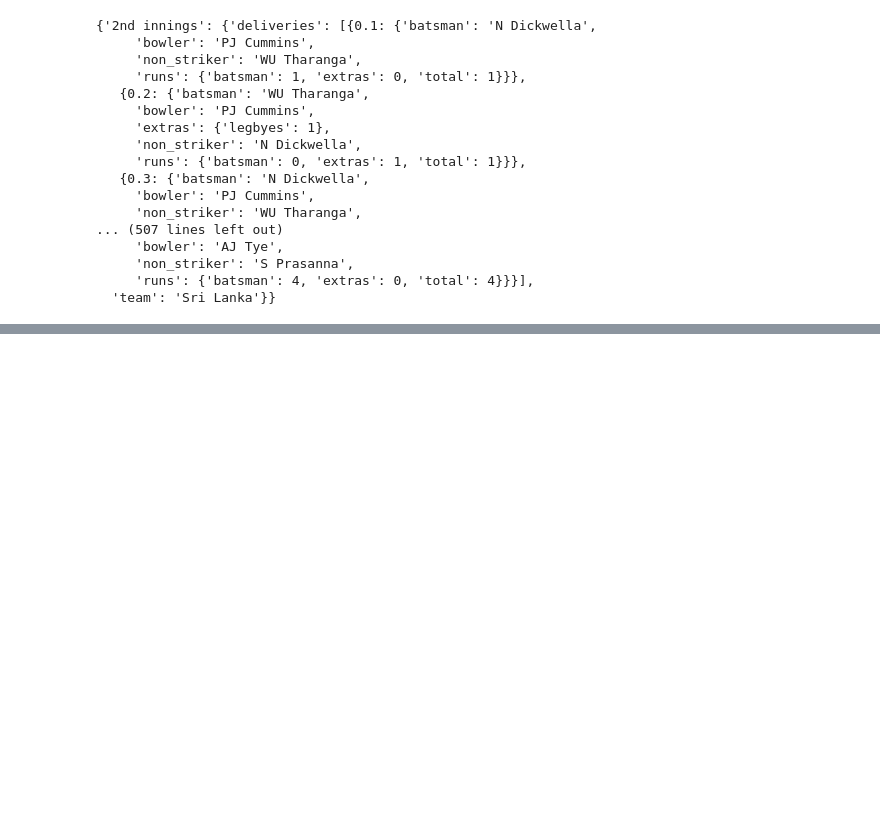
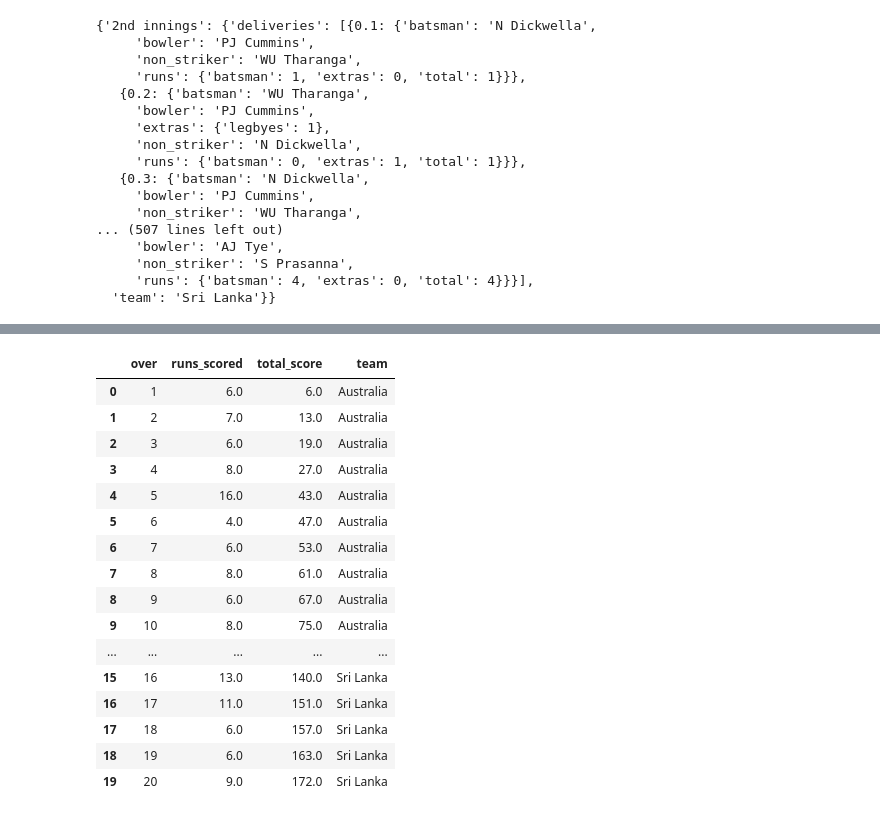
Before and after one commit to surajpandey11/icc-data-analysis, a Jupyter notebook: Suraj_Pandey_Guided_Project.ipynb, the cells around one changed output, grey strips where cells are left out. Saved outputs shown, nothing was run; the diff lists cells and outputs as text; code cells hidden in the pictures; blank space fills up the shorter version.

```diff
--- a/Suraj_Pandey_Guided_Project.ipynb
+++ b/Suraj_Pandey_Guided_Project.ipynb
@@ -92,9 +122,16 @@ dict_keys(['1st innings'])
 # %%
 def get_innings_score(inning_deliveries):
-  innings_deliveries_df=pd.DataFrame(columns=['delivery','run_scored'])
+  innings_deliveries_df=pd.DataFrame(columns=['delivery','runs_scored'])
   for delivery in inning_deliveries:
     delivery_number=list(delivery.keys())[0]
     extras= delivery[delivery_number]['runs']['extras']
     total=delivery[delivery_number]['runs']['total']
 
-    innings_deliveries_df=inning_deliveries_df['delivery'].apply(lambda s:int(s))
+    innings_deliveries_df=innings_deliveries_df.append({'delivery':delivery_number,'runs_scored':total},ignore_index=True)
+  innings_deliveries_df['over']=innings_deliveries_df['delivery'].apply(lambda s:int(s))
+  innings_deliveries_df['over']=innings_deliveries_df['over']+1
+
+  innings_runs_df= innings_deliveries_df.groupby('over').agg({'runs_scored':sum}).reset_index()
+  innings_runs_df['total_score']= innings_runs_df['runs_scored'].cumsum()
+
+  return innings_runs_df
@@ -102,0 +156,21 @@ first_inning_dict
+# %%
+match_score= pd.concat([first_innings_runs_df,second_innings_runs_df])
+match_score
+# %% [output]
+|  | over | runs_scored | total_score | team |
+| 0 | 1 | 6.0 | 6.0 | Australia |
+| 1 | 2 | 7.0 | 13.0 | Australia |
+| 2 | 3 | 6.0 | 19.0 | Australia |
+| 3 | 4 | 8.0 | 27.0 | Australia |
+| 4 | 5 | 16.0 | 43.0 | Australia |
+| 5 | 6 | 4.0 | 47.0 | Australia |
+| 6 | 7 | 6.0 | 53.0 | Australia |
+| 7 | 8 | 8.0 | 61.0 | Australia |
+| 8 | 9 | 6.0 | 67.0 | Australia |
+| 9 | 10 | 8.0 | 75.0 | Australia |
+| ... | ... | ... | ... | ... |
+| 15 | 16 | 13.0 | 140.0 | Sri Lanka |
+| 16 | 17 | 11.0 | 151.0 | Sri Lanka |
+| 17 | 18 | 6.0 | 157.0 | Sri Lanka |
+| 18 | 19 | 6.0 | 163.0 | Sri Lanka |
+| 19 | 20 | 9.0 | 172.0 | Sri Lanka |
```
Also changed, not shown: parts of 14 cells of this notebook.
